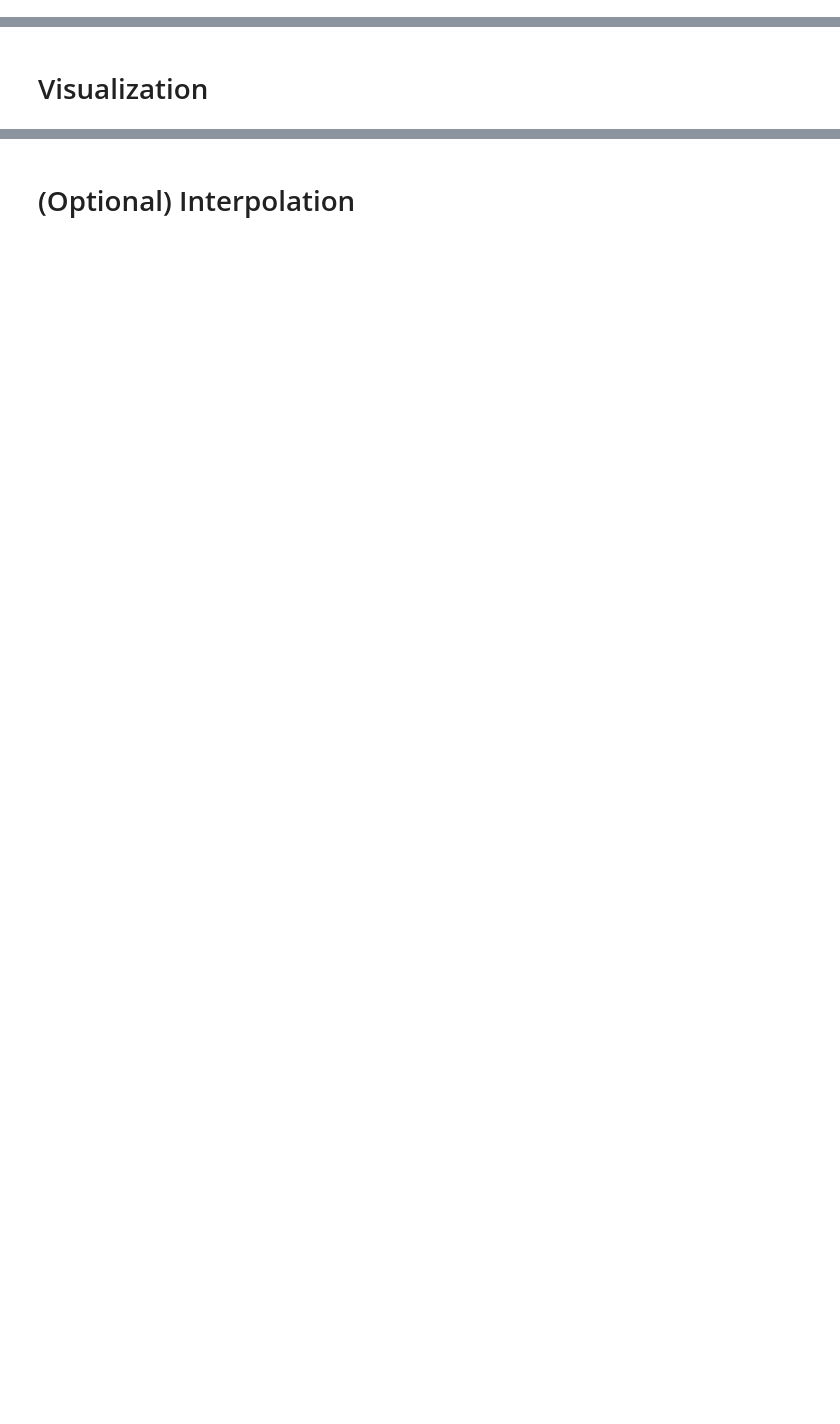
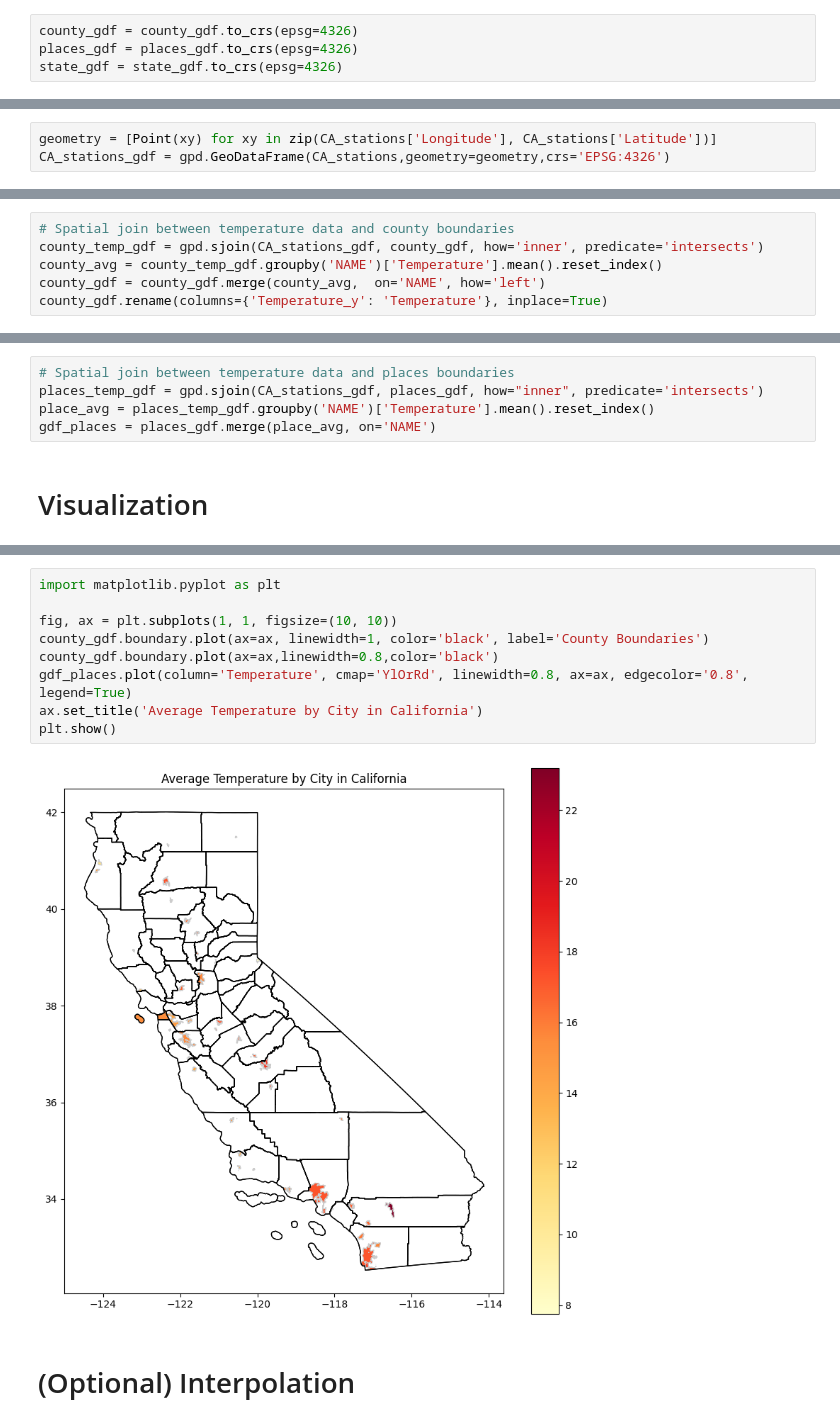
Before and after one commit to lizbethkr/PHIT-Project-1, a Jupyter notebook: notebooks/spatial_analysis.ipynb, the cells around one changed output, grey strips where cells are left out. Saved outputs shown, nothing was run; the diff lists cells and outputs as text; blank space fills up the shorter version.

Commit message:
Created map visualization

```diff
--- a/notebooks/spatial_analysis.ipynb
+++ b/notebooks/spatial_analysis.ipynb
@@ -57,0 +60,4 @@ gdf_state = gpd.read_file('../data/raw/shapefiles/CA_State_Boundaries/CA_State.s
+# %%
+county_gdf = county_gdf.to_crs(epsg=4326)
+places_gdf = places_gdf.to_crs(epsg=4326)
+state_gdf = state_gdf.to_crs(epsg=4326)
@@ -58,3 +66,6 @@ gdf_state = gpd.read_file('../data/raw/shapefiles/CA_State_Boundaries/CA_State.s
+# %%
+geometry = [Point(xy) for xy in zip(CA_stations['Longitude'], CA_stations['Latitude'])]
+CA_stations_gdf = gpd.GeoDataFrame(CA_stations,geometry=geometry,crs='EPSG:4326')
 # %% [markdown]
 # Merge Data
 # %% [markdown]
@@ -61,0 +75,6 @@ gdf_state = gpd.read_file('../data/raw/shapefiles/CA_State_Boundaries/CA_State.s
+# %%
+# Spatial join between temperature data and county boundaries
+county_temp_gdf = gpd.sjoin(CA_stations_gdf, county_gdf, how='inner', predicate='intersects')
+county_avg = county_temp_gdf.groupby('NAME')['Temperature'].mean().reset_index()
+county_gdf = county_gdf.merge(county_avg,  on='NAME', how='left')
+county_gdf.rename(columns={'Temperature_y': 'Temperature'}, inplace=True)
@@ -62,2 +83,7 @@ gdf_state = gpd.read_file('../data/raw/shapefiles/CA_State_Boundaries/CA_State.s
+# %%
+# Spatial join between temperature data and places boundaries
+places_temp_gdf = gpd.sjoin(CA_stations_gdf, places_gdf, how="inner", predicate='intersects')
+place_avg = places_temp_gdf.groupby('NAME')['Temperature'].mean().reset_index()
+gdf_places = places_gdf.merge(place_avg, on='NAME')
 # %% [markdown]
 # Visualization
@@ -64,2 +112,13 @@ gdf_state = gpd.read_file('../data/raw/shapefiles/CA_State_Boundaries/CA_State.s
+# %%
+import matplotlib.pyplot as plt
+
+fig, ax = plt.subplots(1, 1, figsize=(10, 10))
+county_gdf.boundary.plot(ax=ax, linewidth=1, color='black', label='County Boundaries')
+county_gdf.boundary.plot(ax=ax,linewidth=0.8,color='black')
+gdf_places.plot(column='Temperature', cmap='YlOrRd', linewidth=0.8, ax=ax, edgecolor='0.8', legend=True)
+ax.set_title('Average Temperature by City in California')
+plt.show()
+# %% [output]
+[figure, added]
 # %% [markdown]
 # (Optional) Interpolation
```
Also changed, not shown: parts of 9 cells of this notebook, 3 other files.
